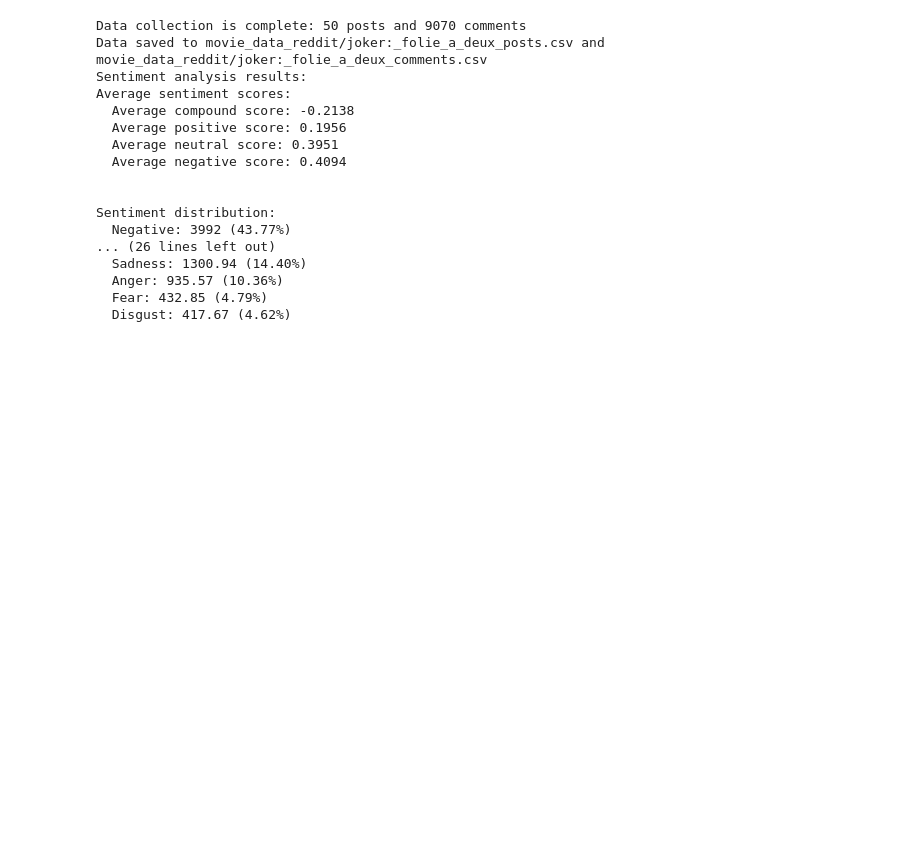
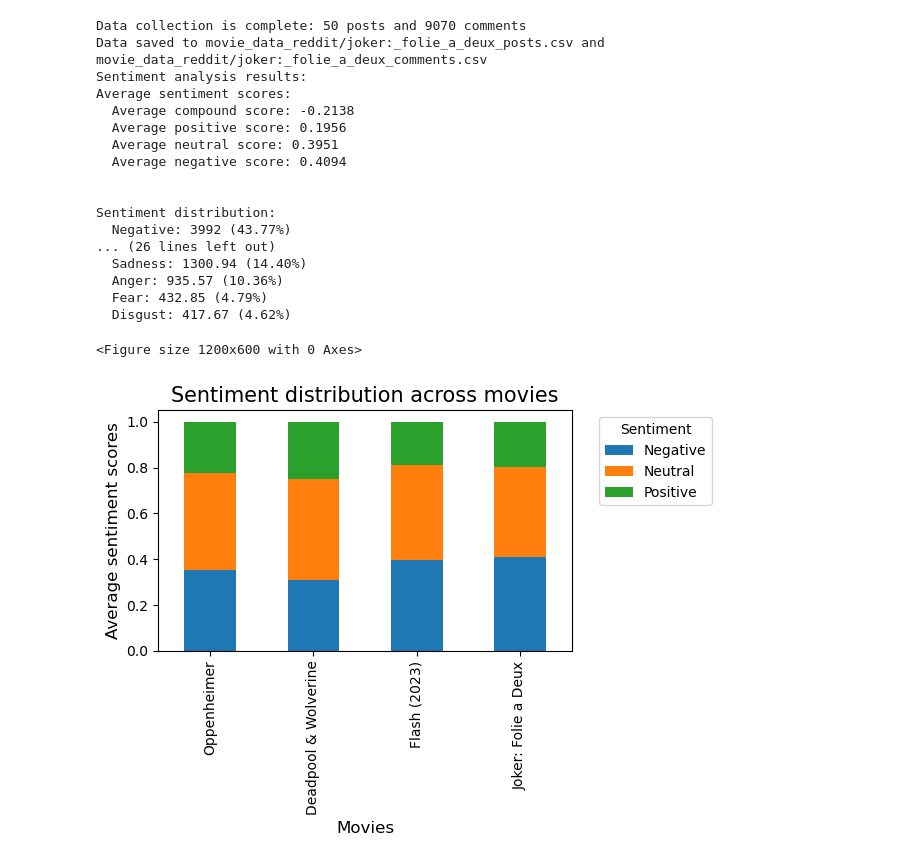
Before and after one commit to nithish-kumar-t/movie-box-office-prediction, a Jupyter notebook: reddit_api_data_analysis.ipynb, the cells around one changed output. Cells and saved outputs as stored; diff of their text form; code cells hidden in the pictures; blank space fills up the shorter version.

```diff
--- a/reddit_api_data_analysis.ipynb
+++ b/reddit_api_data_analysis.ipynb
@@ -803,3 +808,37 @@ Sentiment distribution:
   Anger: 935.57 (10.36%)
   Fear: 432.85 (4.79%)
   Disgust: 417.67 (4.62%)
+# %%
+# combine all movie datasets
+def combine_movie_data():
+    movies_data = {
+        'Oppenheimer': oppenheimer_data,
+        'Deadpool & Wolverine': deadwolv_data,
+        'Flash (2023)': flash_data,
+        'Joker: Folie a Deux': joker_data
+    }
+    return movies_data
+# %%
+# sentiment comparison bar chart
+def plot_sentiment_comparison(movies_data):
+    plt.figure(figsize=(12, 6))
+
+    sentiment_data = []
+    for movie, data in movies_data.items():
+        sentiment_dist = data[['negative_sentiment', 'neutral_sentiment', 'positive_sentiment']].mean()
+        sentiment_data.append({
+            'Movie': movie,
+            'Negative': sentiment_dist['negative_sentiment'],
+            'Neutral': sentiment_dist['neutral_sentiment'],
+            'Positive': sentiment_dist['positive_sentiment']
+        })
+
+    sentiment_df = pd.DataFrame(sentiment_data)
+
+    sentiment_df.set_index('Movie')[['Negative', 'Neutral', 'Positive']].plot(kind='bar', stacked=True)
+    plt.title('Sentiment distribution across movies', fontsize=15)
+    plt.xlabel('Movies', fontsize=12)
+    plt.ylabel('Average sentiment scores', fontsize=12)
+    plt.legend(title='Sentiment', bbox_to_anchor=(1.05, 1), loc='upper left')
+    plt.tight_layout()
+    plt.show()
@@ -805,0 +901,8 @@ Sentiment distribution:
+# %%
+# execute data combination
+movies_data = combine_movie_data()
+# %%
+plot_sentiment_comparison(movies_data)
+# %% [output]
+<Figure size 1200x600 with 0 Axes>
+[figure, added]
```
Also changed, not shown: parts of 5 cells of this notebook.
